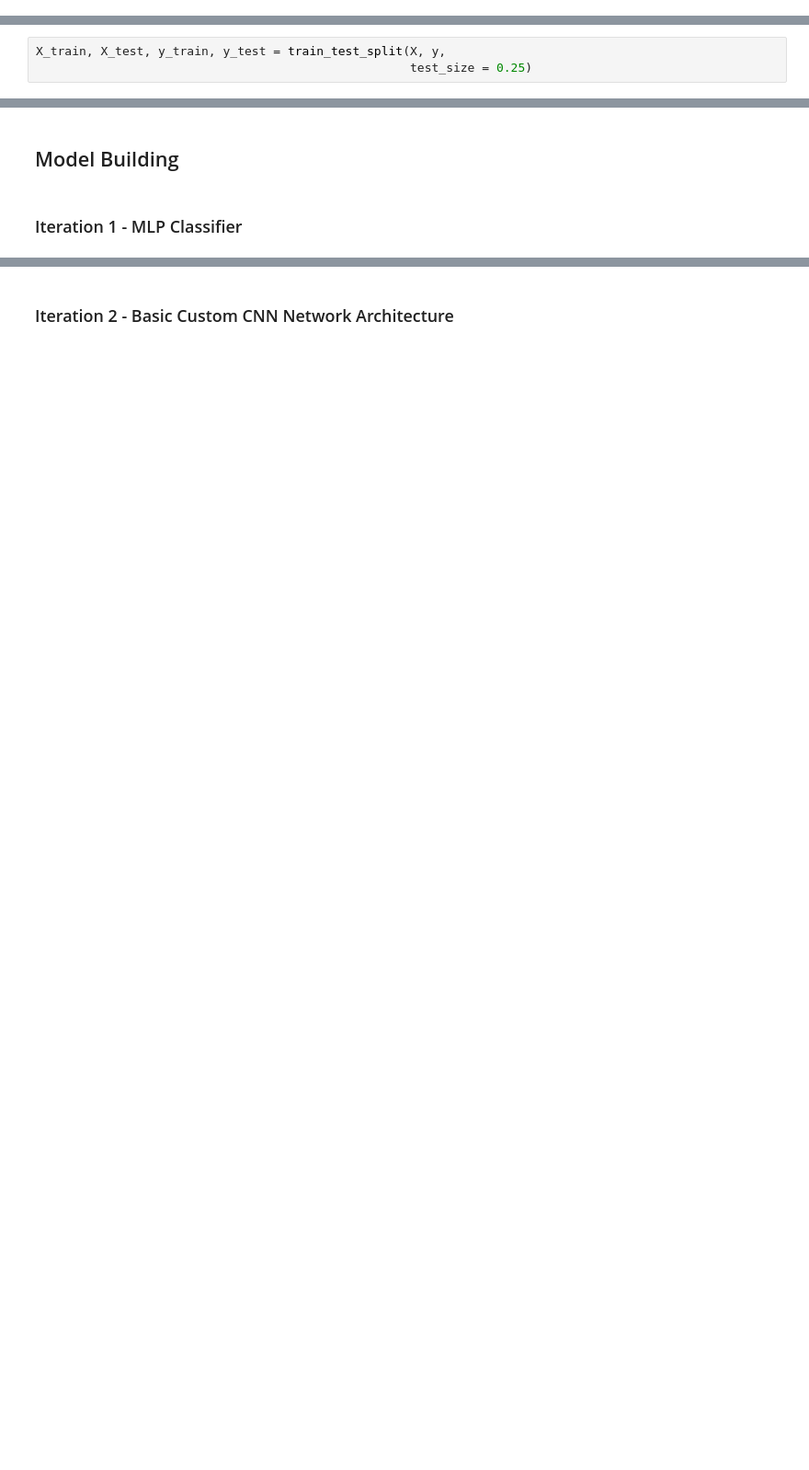
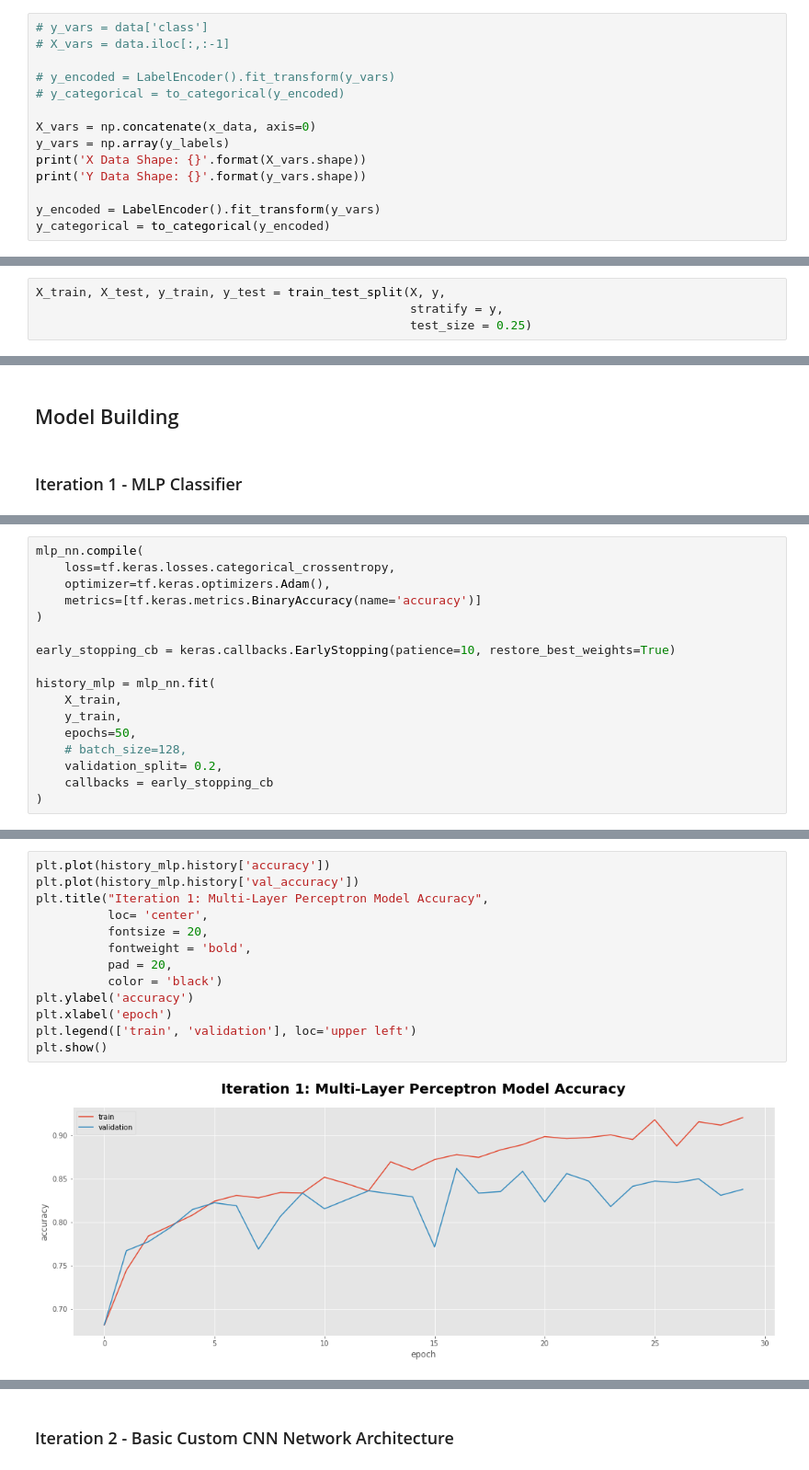
Before and after one commit to kofibuahin/CNN-Image-Classification-Model, a Jupyter notebook: Neural Network - Deliverable 2_CNN Classification.ipynb, the cells around one changed output, grey strips where cells are left out. Shown at 92% size. Saved outputs shown, nothing was run; the diff lists cells and outputs as text; blank space fills up the shorter version.

```diff
--- a/Neural Network - Deliverable 2_CNN Classification.ipynb
+++ b/Neural Network - Deliverable 2_CNN Classification.ipynb
@@ -83,0 +143,14 @@ y_categorical = to_categorical(y_encoded)
+# %%
+# y_vars = data['class']
+# X_vars = data.iloc[:,:-1]
+
+# y_encoded = LabelEncoder().fit_transform(y_vars)
+# y_categorical = to_categorical(y_encoded)
+
+X_vars = np.concatenate(x_data, axis=0)
+y_vars = np.array(y_labels)
+print('X Data Shape: {}'.format(X_vars.shape))
+print('Y Data Shape: {}'.format(y_vars.shape))
+
+y_encoded = LabelEncoder().fit_transform(y_vars)
+y_categorical = to_categorical(y_encoded)
@@ -90,6 +168,7 @@ X = X_vars[shuffle]
 y = y_categorical[shuffle]
 # %%
 X_train, X_test, y_train, y_test = train_test_split(X, y,
+                                                    stratify = y,
                                                     test_size = 0.25)
 # %% [markdown]
 ## Exploratory Data Analysis (If Needed)
@@ -150,0 +226,17 @@ history_mlp = mlp_nn.fit(
+# %%
+mlp_nn.compile(
+    loss=tf.keras.losses.categorical_crossentropy,
+    optimizer=tf.keras.optimizers.Adam(),
+    metrics=[tf.keras.metrics.BinaryAccuracy(name='accuracy')]
+)
+
+early_stopping_cb = keras.callbacks.EarlyStopping(patience=10, restore_best_weights=True)
+
+history_mlp = mlp_nn.fit(
+    X_train,
+    y_train,
+    epochs=50,
+    # batch_size=128,
+    validation_split= 0.2,
+    callbacks = early_stopping_cb
+)
@@ -150,0 +281,15 @@ history_mlp = mlp_nn.fit(
+# %%
+plt.plot(history_mlp.history['accuracy'])
+plt.plot(history_mlp.history['val_accuracy'])
+plt.title("Iteration 1: Multi-Layer Perceptron Model Accuracy",
+          loc= 'center',
+          fontsize = 20,
+          fontweight = 'bold',
+          pad = 20,
+          color = 'black')
+plt.ylabel('accuracy')
+plt.xlabel('epoch')
+plt.legend(['train', 'validation'], loc='upper left')
+plt.show()
+# %% [output]
+[figure, added]
```
Also changed, not shown: parts of 51 cells of this notebook.
